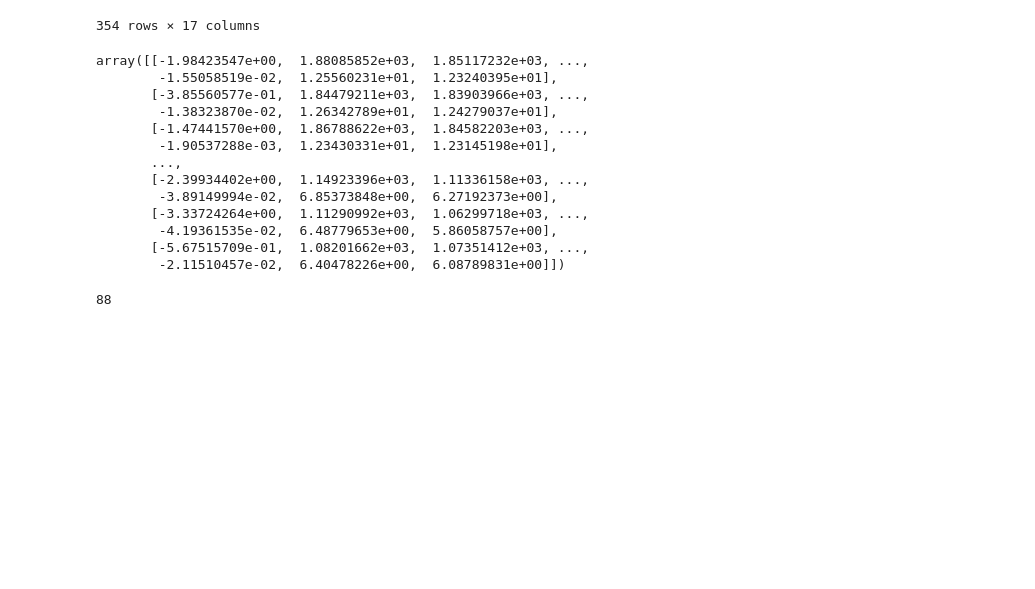
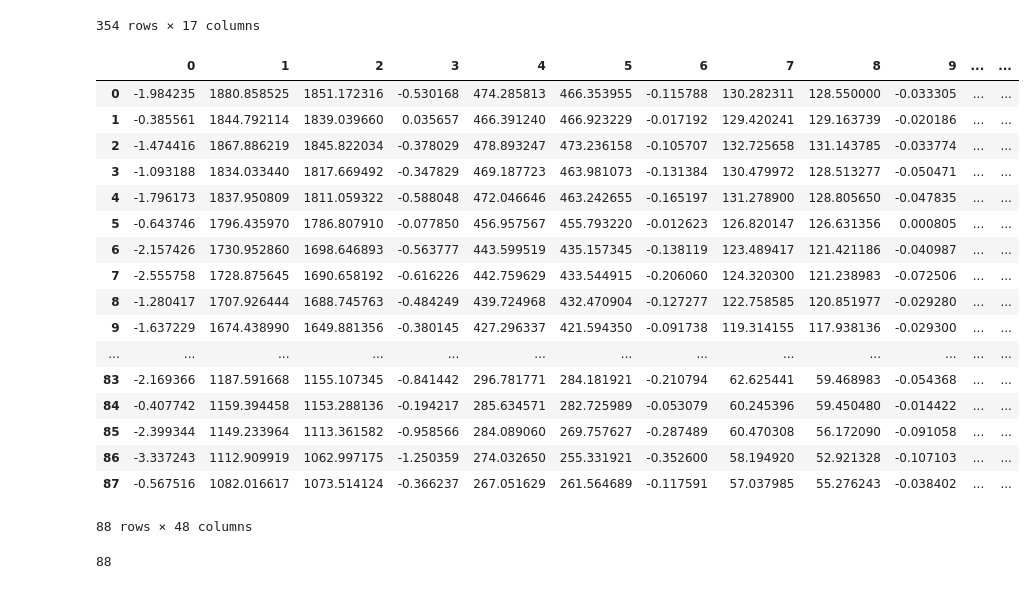
Before and after one commit to jin-sj/hci_lab, a Jupyter notebook: traditional_ml.ipynb, the cells around one changed output. Cells and saved outputs as stored; diff of their text form; code cells hidden in the pictures; blank space fills up the shorter version.

```diff
--- a/traditional_ml.ipynb
+++ b/traditional_ml.ipynb
@@ -205,21 +205,28 @@ train_set_y = train_set[:, -1]
 test_set_x = test_set[:, :-1]
 test_set_y = test_set[:, -1]
 # %%
-pd = pd.
+pd = pd.DataFrame(train_set_x)
-# %% [output]
-array([[-1.98423547e+00,  1.88085852e+03,  1.85117232e+03, ...,
-        -1.55058519e-02,  1.25560231e+01,  1.23240395e+01],
-       [-3.85560577e-01,  1.84479211e+03,  1.83903966e+03, ...,
-        -1.38323870e-02,  1.26342789e+01,  1.24279037e+01],
-       [-1.47441570e+00,  1.86788622e+03,  1.84582203e+03, ...,
-        -1.90537288e-03,  1.23430331e+01,  1.23145198e+01],
-       ...,
-       [-2.39934402e+00,  1.14923396e+03,  1.11336158e+03, ...,
-        -3.89149994e-02,  6.85373848e+00,  6.27192373e+00],
-       [-3.33724264e+00,  1.11290992e+03,  1.06299718e+03, ...,
-        -4.19361535e-02,  6.48779653e+00,  5.86058757e+00],
-       [-5.67515709e-01,  1.08201662e+03,  1.07351412e+03, ...,
-        -2.11510457e-02,  6.40478226e+00,  6.08789831e+00]])
+# %%
+pd
+# %% [output]
+|  | 0 | 1 | 2 | 3 | 4 | 5 | 6 | 7 | 8 | 9 | ... | ... |
+| 0 | -1.984235 | 1880.858525 | 1851.172316 | -0.530168 | 474.285813 | 466.353955 | -0.115788 | 130.282311 | 128.550000 | -0.033305 | ... | ... |
+| 1 | -0.385561 | 1844.792114 | 1839.039660 | 0.035657 | 466.391240 | 466.923229 | -0.017192 | 129.420241 | 129.163739 | -0.020186 | ... | ... |
+| 2 | -1.474416 | 1867.886219 | 1845.822034 | -0.378029 | 478.893247 | 473.236158 | -0.105707 | 132.725658 | 131.143785 | -0.033774 | ... | ... |
+| 3 | -1.093188 | 1834.033440 | 1817.669492 | -0.347829 | 469.187723 | 463.981073 | -0.131384 | 130.479972 | 128.513277 | -0.050471 | ... | ... |
+| 4 | -1.796173 | 1837.950809 | 1811.059322 | -0.588048 | 472.046646 | 463.242655 | -0.165197 | 131.278900 | 128.805650 | -0.047835 | ... | ... |
+| 5 | -0.643746 | 1796.435970 | 1786.807910 | -0.077850 | 456.957567 | 455.793220 | -0.012623 | 126.820147 | 126.631356 | 0.000805 | ... | ... |
+| 6 | -2.157426 | 1730.952860 | 1698.646893 | -0.563777 | 443.599519 | 435.157345 | -0.138119 | 123.489417 | 121.421186 | -0.040987 | ... | ... |
+| 7 | -2.555758 | 1728.875645 | 1690.658192 | -0.616226 | 442.759629 | 433.544915 | -0.206060 | 124.320300 | 121.238983 | -0.072506 | ... | ... |
+| 8 | -1.280417 | 1707.926444 | 1688.745763 | -0.484249 | 439.724968 | 432.470904 | -0.127277 | 122.758585 | 120.851977 | -0.029280 | ... | ... |
+| 9 | -1.637229 | 1674.438990 | 1649.881356 | -0.380145 | 427.296337 | 421.594350 | -0.091738 | 119.314155 | 117.938136 | -0.029300 | ... | ... |
+| ... | ... | ... | ... | ... | ... | ... | ... | ... | ... | ... | ... | ... |
+| 83 | -2.169366 | 1187.591668 | 1155.107345 | -0.841442 | 296.781771 | 284.181921 | -0.210794 | 62.625441 | 59.468983 | -0.054368 | ... | ... |
+| 84 | -0.407742 | 1159.394458 | 1153.288136 | -0.194217 | 285.634571 | 282.725989 | -0.053079 | 60.245396 | 59.450480 | -0.014422 | ... | ... |
+| 85 | -2.399344 | 1149.233964 | 1113.361582 | -0.958566 | 284.089060 | 269.757627 | -0.287489 | 60.470308 | 56.172090 | -0.091058 | ... | ... |
+| 86 | -3.337243 | 1112.909919 | 1062.997175 | -1.250359 | 274.032650 | 255.331921 | -0.352600 | 58.194920 | 52.921328 | -0.107103 | ... | ... |
+| 87 | -0.567516 | 1082.016617 | 1073.514124 | -0.366237 | 267.051629 | 261.564689 | -0.117591 | 57.037985 | 55.276243 | -0.038402 | ... | ... |
+88 rows × 48 columns
 # %%
 len(train_set_y)
 # %% [output]
```
Also changed, not shown: parts of 2 cells of this notebook.
